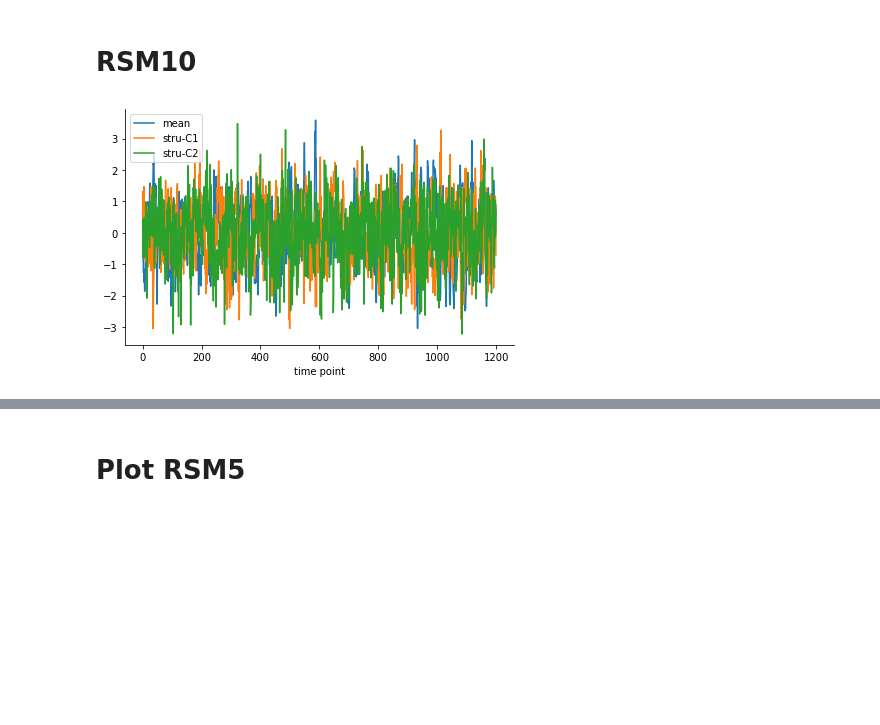
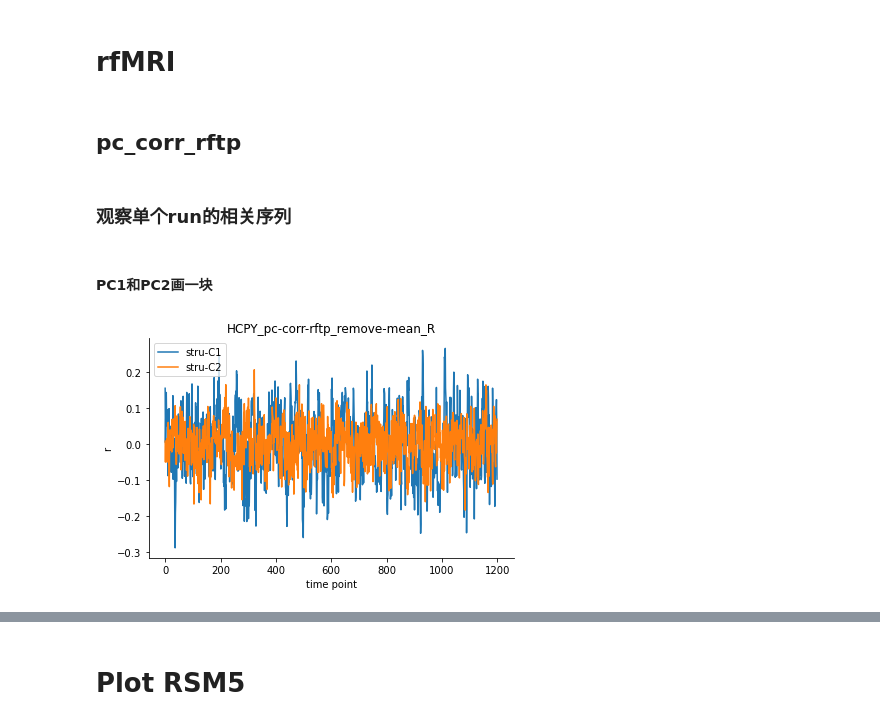
Before and after one commit to BNUCNL/nibrain, a Jupyter notebook: cxy_visual_dev/scripts/plot_line_bar.ipynb, the cells around one changed output, grey strips where cells are left out. Drawn from its saved outputs; the diff is of its cells as text; code cells hidden in the pictures; blank space fills up the shorter version.

Commit message:
cxy_visual_dev: PC corr resting time point map

```diff
--- a/cxy_visual_dev/scripts/plot_line_bar.ipynb
+++ b/cxy_visual_dev/scripts/plot_line_bar.ipynb
@@ -17,24 +17,28 @@ work_dir = pjoin(anal_dir, 'plot/line_bar')
 if not os.path.isdir(work_dir):
     os.makedirs(work_dir)
 # %% [markdown]
-# RSM10
+# rfMRI
-# %%
-# keys = ('stru-C1', 'stru-C2')
-# zscore_flag = False
-# ylabel = 'r'
-
-keys = ('mean', 'stru-C1', 'stru-C2')
-zscore_flag = True
-ylabel = None
-
-fpath = pjoin(anal_dir, 'RSM/RSM10.pkl')
-out_file = pjoin(work_dir, 'RSM10.jpg')
-
-data = pkl.load(open(fpath, 'rb'))
-if zscore_flag:
-    for k in keys:
-        data[k] = zscore(data[k])
-plot_line(prepare_y_bar_line(data, [keys]), label=keys,
-          xlabel='time point', ylabel=ylabel, mode=out_file)
-# %% [output]
-[figure, removed]
+# %% [markdown]
+## pc_corr_rftp
+# %% [markdown]
+### 观察单个run的相关序列
+# %% [markdown]
+#### PC1和PC2画一块
+# %%
+figsize = (3, 3)
+sid = 100307
+run = 'rfMRI_REST1_LR'
+fname = 'HCPY_pc-corr-rftp_remove-mean_R'
+fpath = pjoin(anal_dir, f'rfMRI/{fname}.pkl')
+zscore_flag = False
+out_file = pjoin(work_dir, f'{fname}1.jpg')
+# out_file = 'show'
+
+data = pkl.load(open(fpath, 'rb'))
+pc_names = tuple(data['pc_name'])
+ys = data[sid][run]
+if zscore_flag:
+    ys = zscore(ys, 1)
+plot_line(ys, label=pc_names, xlabel='time point', ylabel='r', title=fname, mode=out_file)
+# %% [output]
+[figure, added]
```
Also changed, not shown: parts of 6 cells of this notebook, 2 other files.
